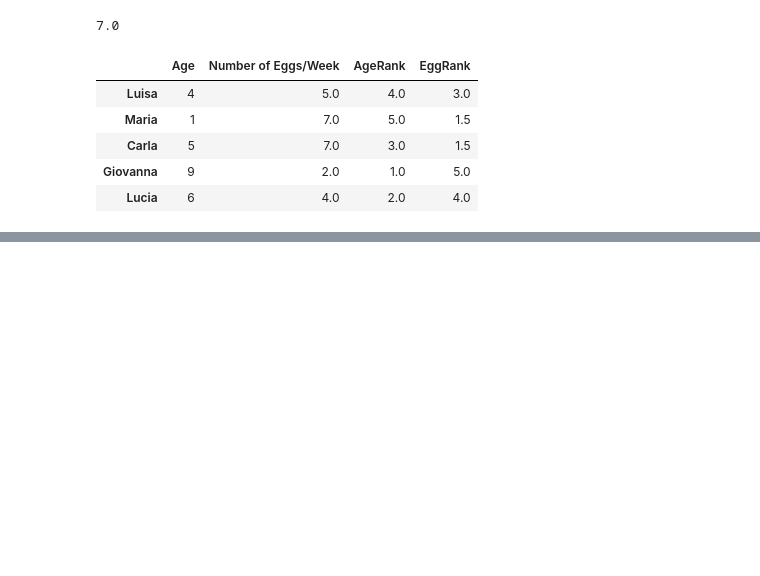
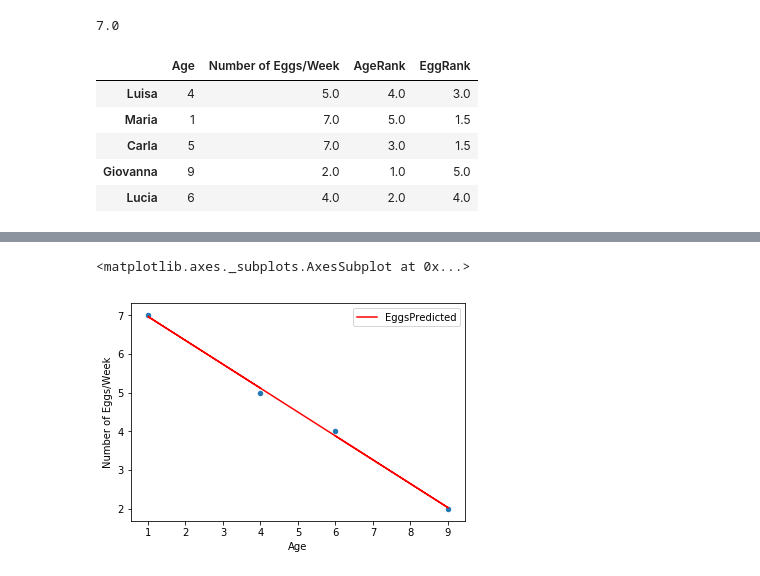
Before and after one commit to Joapfel/Methods-Assignments, a Jupyter notebook: lab8/Spearman_Correlation.ipynb, the cells around one changed output, grey strips where cells are left out. Saved outputs shown, nothing was run; the diff lists cells and outputs as text; code cells hidden in the pictures; blank space fills up the shorter version.

```diff
--- a/lab8/Spearman_Correlation.ipynb
+++ b/lab8/Spearman_Correlation.ipynb
@@ -129,0 +154,9 @@ Spearman correlation with normalized outlier
+# %%
+x = np.array(df_removed_outlier['Age'])
+y = np.array(df_removed_outlier['Number of Eggs/Week'])
+age_mean = df_removed_outlier['Age'].mean()
+eggs_mean = df_removed_outlier['Number of Eggs/Week'].mean()
+a = slope(x, y, age_mean, eggs_mean)
+b = intercept(age_mean, eggs_mean, a)
+df_removed_outlier['EggsPredicted'] = Y(df_removed_outlier[['Age']], a, b)
+df_removed_outlier
@@ -129,0 +169,6 @@ Spearman correlation with normalized outlier
+# %%
+ax = df_removed_outlier.plot.line(x='Age', y='EggsPredicted', color='red')
+df_removed_outlier.plot.scatter(x='Age', y='Number of Eggs/Week', ax=ax)
+# %% [output]
+<matplotlib.axes._subplots.AxesSubplot at 0x...>
+[figure, added]
```
Also changed, not shown: parts of 12 cells of this notebook.
